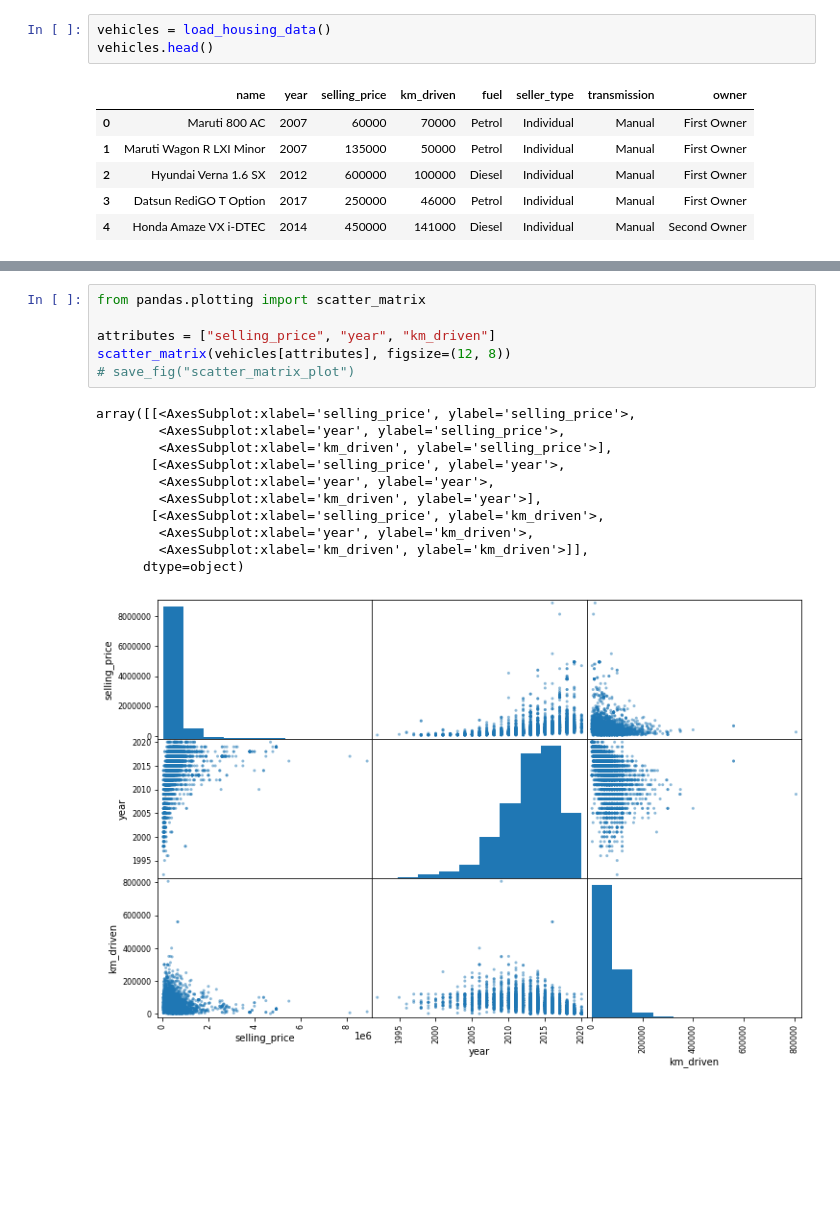
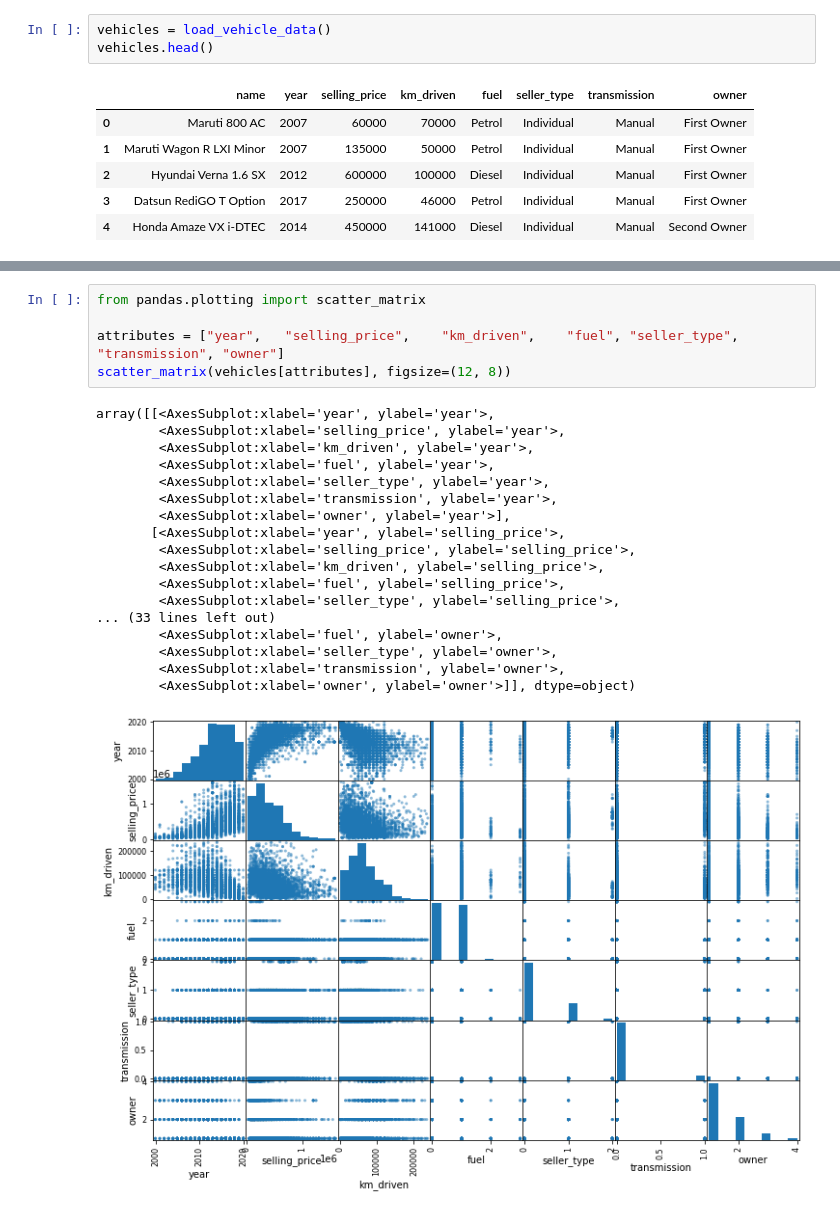
Before and after one commit to davidjperez00/NumericalAnalysis, a Jupyter notebook: data_processing.ipynb, the cells around one changed output, grey strips where cells are left out. Cells and saved outputs as stored; diff of their text form; blank space fills up the shorter version.

```diff
--- a/data_processing.ipynb
+++ b/data_processing.ipynb
@@ -15,5 +68,5 @@ def load_housing_data(housing_path=DATA_PATH):
 # %%
-vehicles = load_housing_data()
+vehicles = load_vehicle_data()
 vehicles.head()
 # %% [output]
 |  | name | year | selling_price | km_driven | fuel | seller_type | transmission | owner |
@@ -56,18 +92,24 @@ Name: selling_price, dtype: float64
 # %%
 from pandas.plotting import scatter_matrix
 
-attributes = ["selling_price", "year", "km_driven"]
+attributes = ["year",	"selling_price", 	"km_driven",	"fuel",	"seller_type",	"transmission",	"owner"]
 scatter_matrix(vehicles[attributes], figsize=(12, 8))
-# save_fig("scatter_matrix_plot")
 # %% [output]
-array([[<AxesSubplot:xlabel='selling_price', ylabel='selling_price'>,
-        <AxesSubplot:xlabel='year', ylabel='selling_price'>,
-        <AxesSubplot:xlabel='km_driven', ylabel='selling_price'>],
-       [<AxesSubplot:xlabel='selling_price', ylabel='year'>,
-        <AxesSubplot:xlabel='year', ylabel='year'>,
-        <AxesSubplot:xlabel='km_driven', ylabel='year'>],
-       [<AxesSubplot:xlabel='selling_price', ylabel='km_driven'>,
-        <AxesSubplot:xlabel='year', ylabel='km_driven'>,
-        <AxesSubplot:xlabel='km_driven', ylabel='km_driven'>]],
-      dtype=object)
+array([[<AxesSubplot:xlabel='year', ylabel='year'>,
+        <AxesSubplot:xlabel='selling_price', ylabel='year'>,
+        <AxesSubplot:xlabel='km_driven', ylabel='year'>,
+        <AxesSubplot:xlabel='fuel', ylabel='year'>,
+        <AxesSubplot:xlabel='seller_type', ylabel='year'>,
+        <AxesSubplot:xlabel='transmission', ylabel='year'>,
+        <AxesSubplot:xlabel='owner', ylabel='year'>],
+       [<AxesSubplot:xlabel='year', ylabel='selling_price'>,
+        <AxesSubplot:xlabel='selling_price', ylabel='selling_price'>,
+        <AxesSubplot:xlabel='km_driven', ylabel='selling_price'>,
+        <AxesSubplot:xlabel='fuel', ylabel='selling_price'>,
+        <AxesSubplot:xlabel='seller_type', ylabel='selling_price'>,
+... (33 lines left out)
+        <AxesSubplot:xlabel='fuel', ylabel='owner'>,
+        <AxesSubplot:xlabel='seller_type', ylabel='owner'>,
+        <AxesSubplot:xlabel='transmission', ylabel='owner'>,
+        <AxesSubplot:xlabel='owner', ylabel='owner'>]], dtype=object)
-[figure, old version]
+[figure, new version]
```
Also changed, not shown: parts of 31 cells of this notebook, 13 other files.
